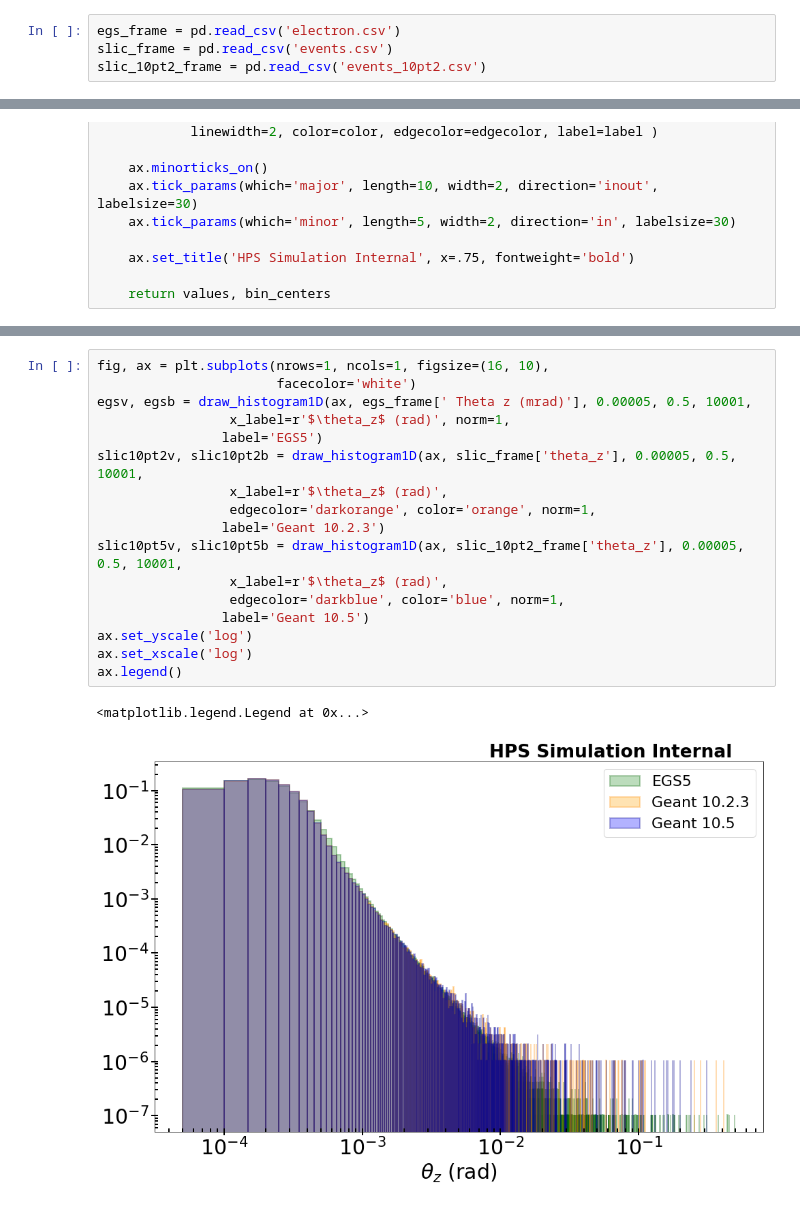
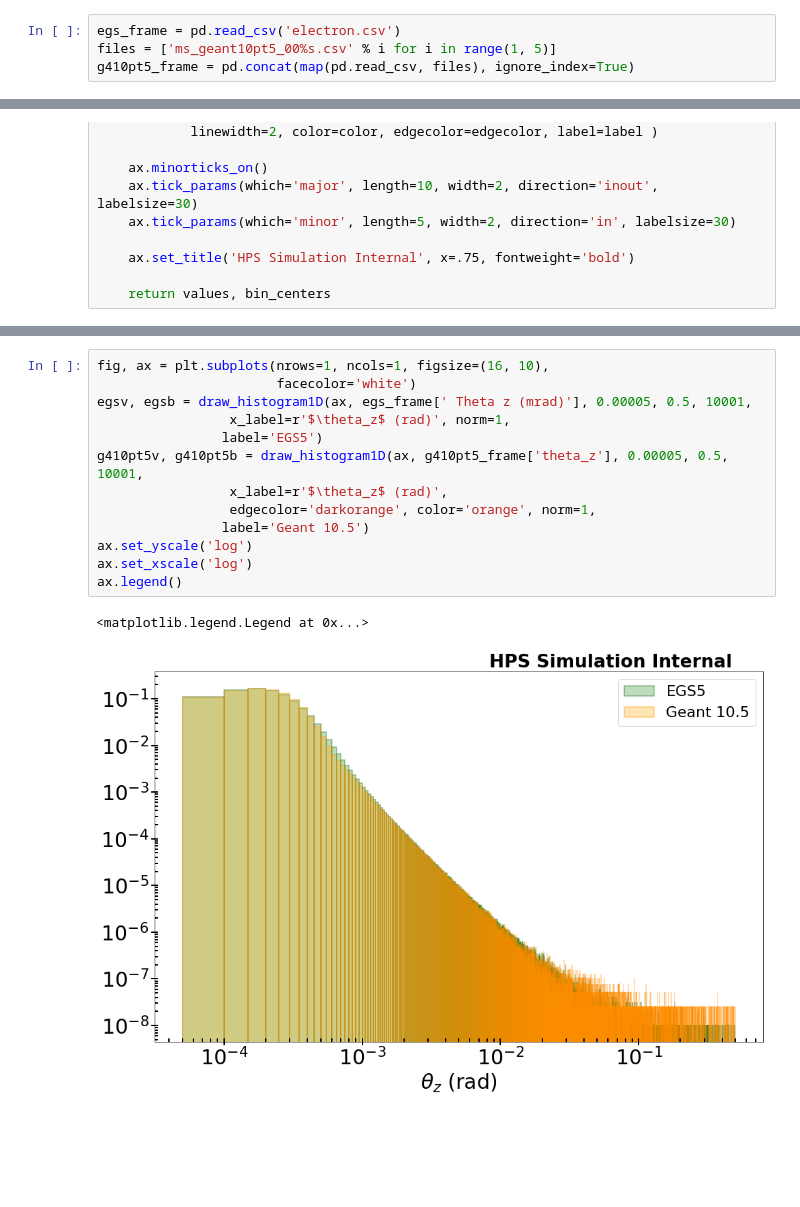
Before and after one commit to omar-moreno/hps-notebooks, a Jupyter notebook: ms_scattering.ipynb, the cells around one changed output, grey strips where cells are left out. Saved outputs shown, nothing was run; the diff lists cells and outputs as text; blank space fills up the shorter version.

```diff
--- a/ms_scattering.ipynb
+++ b/ms_scattering.ipynb
@@ -5,8 +5,8 @@ import matplotlib
 import matplotlib.pyplot as plt
 # %%
 egs_frame = pd.read_csv('electron.csv')
-slic_frame = pd.read_csv('events.csv')
-slic_10pt2_frame = pd.read_csv('events_10pt2.csv')
+files = ['ms_geant10pt5_00%s.csv' % i for i in range(1, 5)]
+g410pt5_frame = pd.concat(map(pd.read_csv, files), ignore_index=True)
 # %%
 def draw_histogram1D(ax, var, xmin, xmax, bins, **kargs):
 
@@ -78,23 +78,19 @@ ax.set_yscale('log')
 # %%
 fig, ax = plt.subplots(nrows=1, ncols=1, figsize=(16, 10),
                        facecolor='white')
 egsv, egsb = draw_histogram1D(ax, egs_frame[' Theta z (mrad)'], 0.00005, 0.5, 10001,
                  x_label=r'$\theta_z$ (rad)', norm=1,
                 label='EGS5')
-slic10pt2v, slic10pt2b = draw_histogram1D(ax, slic_frame['theta_z'], 0.00005, 0.5, 10001,
+g410pt5v, g410pt5b = draw_histogram1D(ax, g410pt5_frame['theta_z'], 0.00005, 0.5, 10001,
                  x_label=r'$\theta_z$ (rad)',
                  edgecolor='darkorange', color='orange', norm=1,
-                label='Geant 10.2.3')
-slic10pt5v, slic10pt5b = draw_histogram1D(ax, slic_10pt2_frame['theta_z'], 0.00005, 0.5, 10001,
-                 x_label=r'$\theta_z$ (rad)',
-                 edgecolor='darkblue', color='blue', norm=1,
                 label='Geant 10.5')
 ax.set_yscale('log')
 ax.set_xscale('log')
 ax.legend()
 # %% [output]
 <matplotlib.legend.Legend at 0x...>
-[figure, old version]
+[figure, new version]
 # %%
 fig, ax = plt.subplots(nrows=1, ncols=1, figsize=(16, 10),
                        facecolor='white')
```
Also changed, not shown: parts of 2 cells of this notebook.
